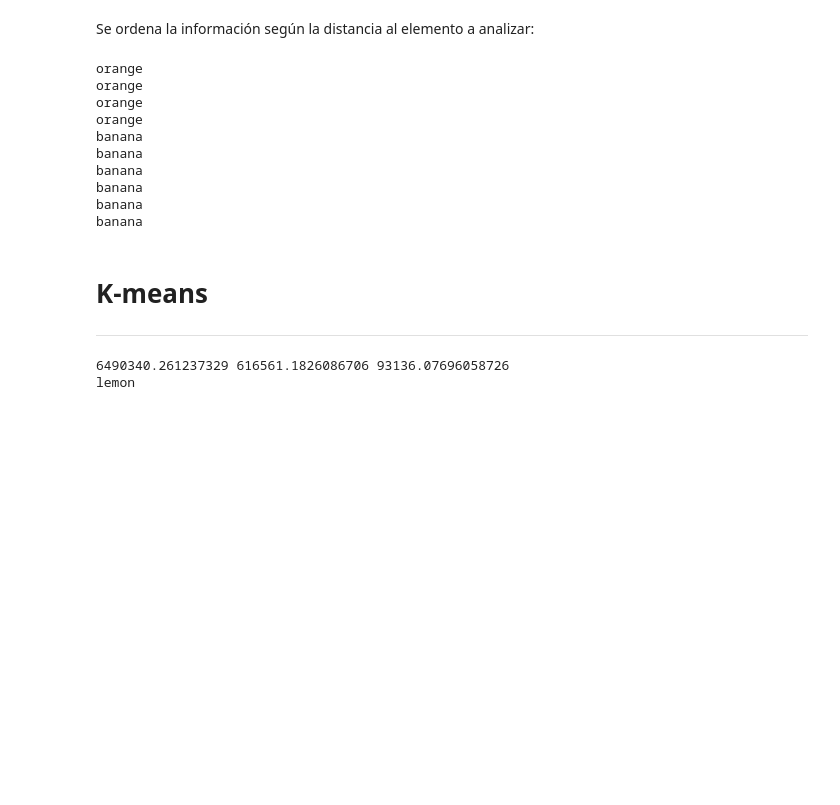
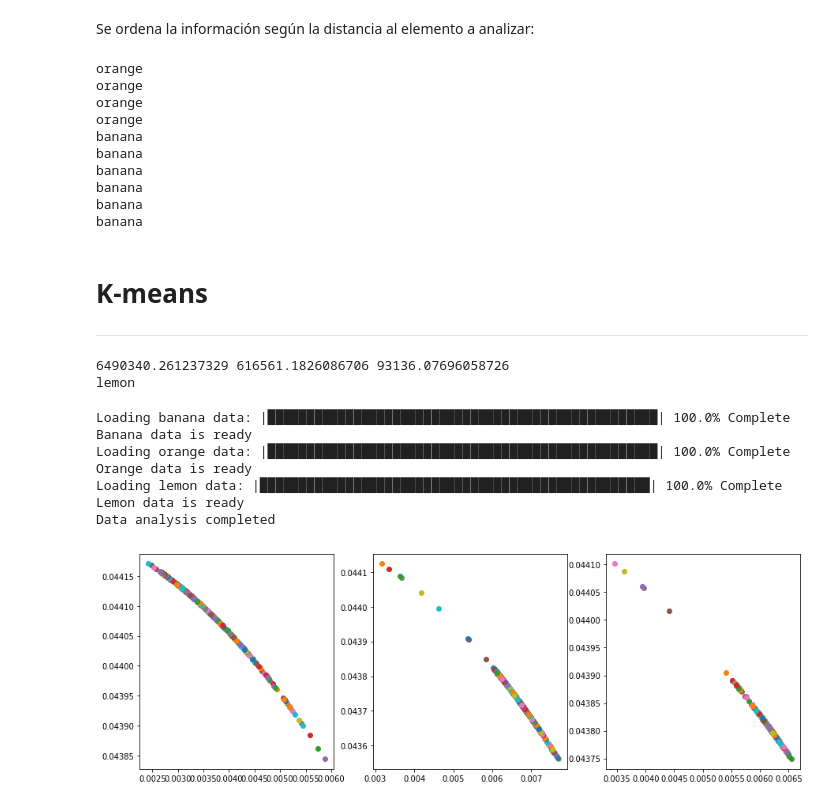
Before and after one commit to gonzafernan/fruit-classifier, a Jupyter notebook: 05-data.ipynb, the cells around one changed output. Drawn from its saved outputs; the diff is of its cells as text; code cells hidden in the pictures; blank space fills up the shorter version.

Commit message:
analisis para diferentes features

```diff
--- a/05-data.ipynb
+++ b/05-data.ipynb
@@ -526,0 +655,76 @@ lemon
+# %%
+from matplotlib import pyplot as plt
+import pickle
+from skimage import io
+from m_function import Elemento, printProgressBar, ft_extract
+
+fig, (ax0, ax1, ax2) = plt.subplots(1, 3, figsize=(15, 5))
+
+# IMPORT DE LA BASE DE DATOS
+banana = io.ImageCollection('./data/banana/*.png:./data/banana/*.jpg')
+orange = io.ImageCollection('./data/orange/*.png:./data/orange/*.jpg')
+lemon = io.ImageCollection('./data/lemon/*.png:./data/lemon/*.jpg')
+
+# ANALISIS DE LA BASE DE DATOS
+data = []
+i = 0
+
+# Análisis de bananas en base de datos
+iter = 0
+printProgressBar(iter, len(banana), prefix='Loading banana data:',
+                 suffix='Complete', length=50)
+for fruit in banana:
+    data.append(Elemento())
+    data[i].label = 'banana'
+    data[i].image, data[i].feature = ft_extract(fruit)
+    # print(data[i].feature.shape)
+    ax0.plot(data[i].feature[0], data[i].feature[1], 'o')
+    i += 1
+    iter += 1
+    printProgressBar(iter, len(banana), prefix='Loading banana data:',
+                     suffix='Complete', length=50)
+print("Banana data is ready")
+
+# Análisis de naranjas en base de datos
+iter = 0
+printProgressBar(iter, len(orange), prefix='Loading orange data:',
+                 suffix='Complete', length=50)
+for fruit in orange:
+    data.append(Elemento())
+    data[i].label = 'orange'
+    data[i].image, data[i].feature = ft_extract(fruit)
+    ax1.plot(data[i].feature[0], data[i].feature[1], 'o')
+    i += 1
+    iter += 1
+    printProgressBar(iter, len(orange), prefix='Loading orange data:',
+                     suffix='Complete', length=50)
+print("Orange data is ready")
+
+# Análisis de limones en la base de datos
+iter = 0
+printProgressBar(iter, len(lemon), prefix='Loading lemon data:',
+                 suffix='Complete', length=50)
+for fruit in lemon:
+    data.append(Elemento())
+    data[i].label = 'lemon'
+    data[i].image, data[i].feature = ft_extract(fruit)
+    ax2.plot(data[i].feature[0], data[i].feature[1], 'o')
+    i += 1
+    iter += 1
+    printProgressBar(iter, len(lemon), prefix='Loading lemon data:',
+                     suffix='Complete', length=50)
+print("Lemon data is ready")
+
+f = open('data.pkl', 'wb')
+pickle.dump(data, f)
+f.close()
+print("Data analysis completed")
+# %% [output]
+Loading banana data: |██████████████████████████████████████████████████| 100.0% Complete
+Banana data is ready
+Loading orange data: |██████████████████████████████████████████████████| 100.0% Complete
+Orange data is ready
+Loading lemon data: |██████████████████████████████████████████████████| 100.0% Complete
+Lemon data is ready
+Data analysis completed
+[figure, added]
```
Also changed, not shown: parts of 1 cell of this notebook, 6 other files.
